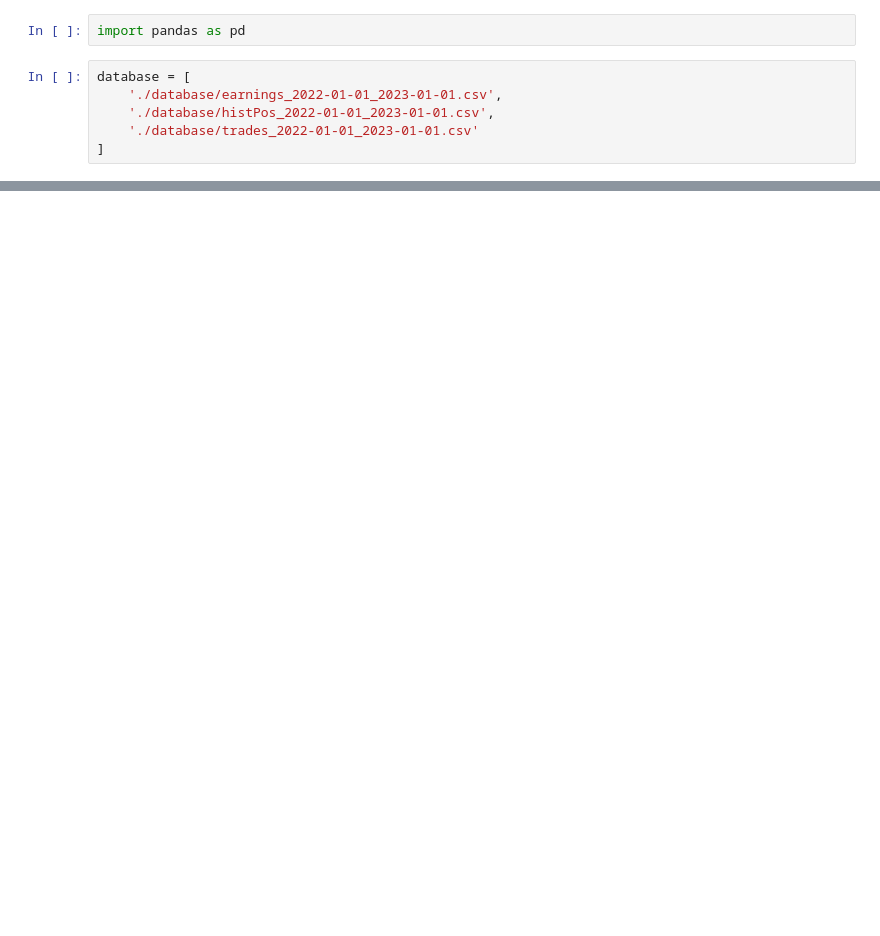
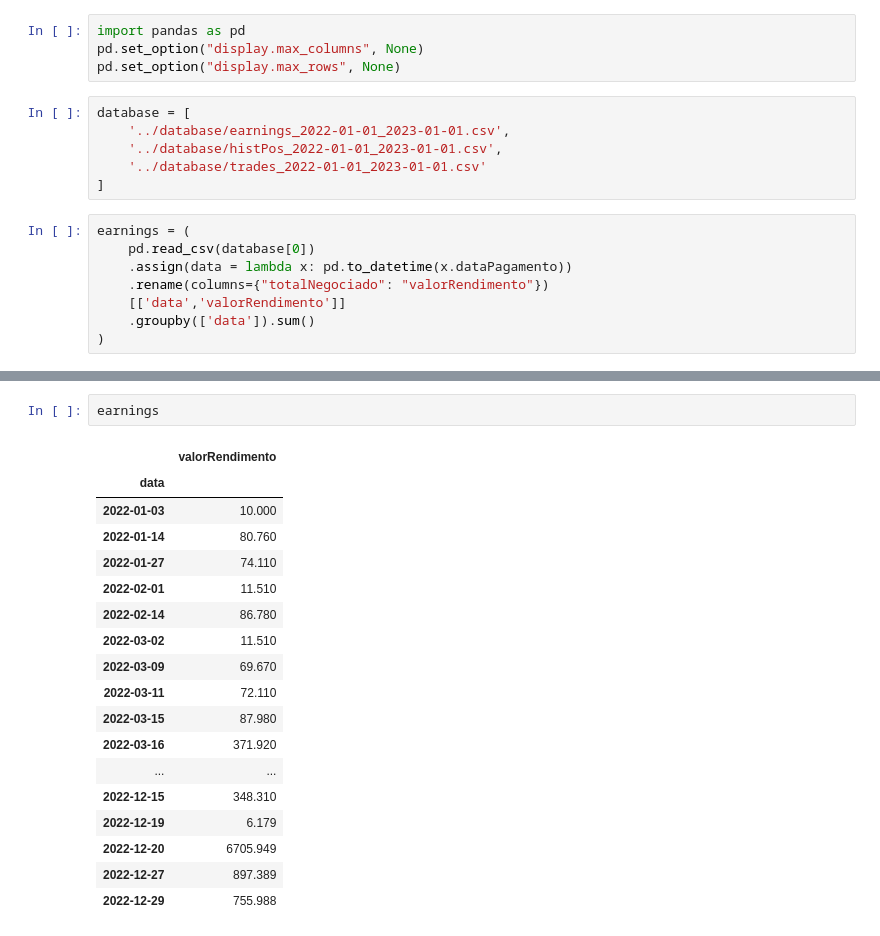
Before and after one commit to brunomontolar/b3-cei-scraper, a Jupyter notebook: jupyter/database-graphs.ipynb, the cells around one changed output, grey strips where cells are left out. Saved outputs shown, nothing was run; the diff lists cells and outputs as text; blank space fills up the shorter version.

```diff
--- a/jupyter/database-graphs.ipynb
+++ b/jupyter/database-graphs.ipynb
@@ -1,9 +1,19 @@
 # %%
 import pandas as pd
+pd.set_option("display.max_columns", None)
+pd.set_option("display.max_rows", None)
 # %%
 database = [
-    './database/earnings_2022-01-01_2023-01-01.csv',
-    './database/histPos_2022-01-01_2023-01-01.csv',
-    './database/trades_2022-01-01_2023-01-01.csv'
+    '../database/earnings_2022-01-01_2023-01-01.csv',
+    '../database/histPos_2022-01-01_2023-01-01.csv',
+    '../database/trades_2022-01-01_2023-01-01.csv'
 ]
+# %%
+earnings = (
+    pd.read_csv(database[0])
+    .assign(data = lambda x: pd.to_datetime(x.dataPagamento))
+    .rename(columns={"totalNegociado": "valorRendimento"})
+    [['data','valorRendimento']]
+    .groupby(['data']).sum()
+)
 # %%
@@ -54,0 +70,21 @@ database = [
+# %%
+earnings
+# %% [output]
+|  | valorRendimento |
+| data |  |
+| 2022-01-03 | 10.000 |
+| 2022-01-14 | 80.760 |
+| 2022-01-27 | 74.110 |
+| 2022-02-01 | 11.510 |
+| 2022-02-14 | 86.780 |
+| 2022-03-02 | 11.510 |
+| 2022-03-09 | 69.670 |
+| 2022-03-11 | 72.110 |
+| 2022-03-15 | 87.980 |
+| 2022-03-16 | 371.920 |
+| ... | ... |
+| 2022-12-15 | 348.310 |
+| 2022-12-19 | 6.179 |
+| 2022-12-20 | 6705.949 |
+| 2022-12-27 | 897.389 |
+| 2022-12-29 | 755.988 |
```
Also changed, not shown: parts of 5 cells of this notebook, 4 other files.
